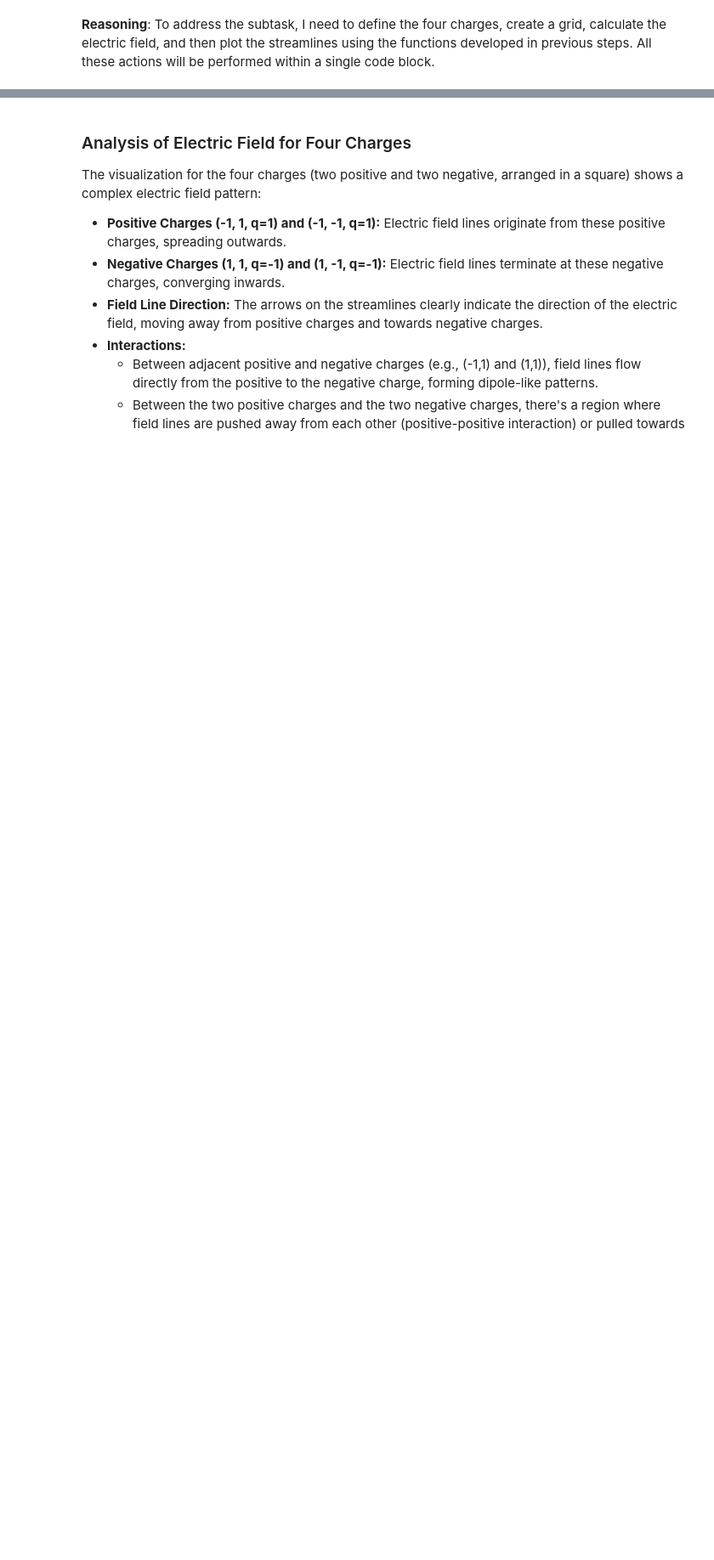
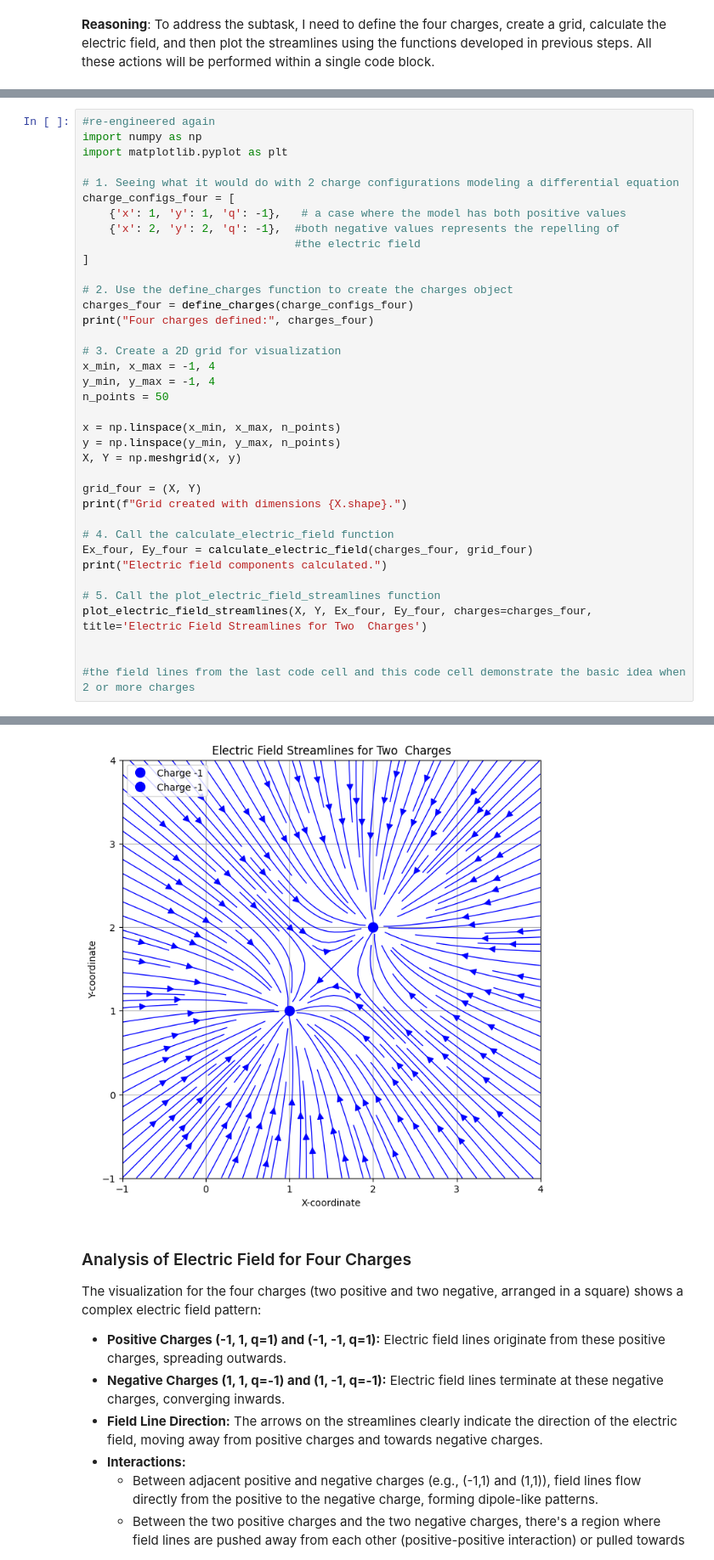
Before and after one commit to jakeTHEEsnak8/Computational-Physics, a Jupyter notebook: projects/P8_Visualizing_Electric_Fields.ipynb, the cells around one changed output, grey strips where cells are left out. Shown at 85% size. Drawn from its saved outputs; the diff is of its cells as text; blank space fills up the shorter version.

```diff
--- a/projects/P8_Visualizing_Electric_Fields.ipynb
+++ b/projects/P8_Visualizing_Electric_Fields.ipynb
@@ -200,0 +240,38 @@ Electric field components calculated.
+# %%
+#re-engineered again
+import numpy as np
+import matplotlib.pyplot as plt
+
+# 1. Seeing what it would do with 2 charge configurations modeling a differential equation
+charge_configs_four = [
+    {'x': 1, 'y': 1, 'q': -1},   # a case where the model has both positive values
+    {'x': 2, 'y': 2, 'q': -1},  #both negative values represents the repelling of
+                                #the electric field
+]
+
+# 2. Use the define_charges function to create the charges object
+charges_four = define_charges(charge_configs_four)
+print("Four charges defined:", charges_four)
+
+# 3. Create a 2D grid for visualization
+x_min, x_max = -1, 4
+y_min, y_max = -1, 4
+n_points = 50
+
+x = np.linspace(x_min, x_max, n_points)
+y = np.linspace(y_min, y_max, n_points)
+X, Y = np.meshgrid(x, y)
+
+grid_four = (X, Y)
+print(f"Grid created with dimensions {X.shape}.")
+
+# 4. Call the calculate_electric_field function
+Ex_four, Ey_four = calculate_electric_field(charges_four, grid_four)
+print("Electric field components calculated.")
+
+# 5. Call the plot_electric_field_streamlines function
+plot_electric_field_streamlines(X, Y, Ex_four, Ey_four, charges=charges_four, title='Electric Field Streamlines for Two  Charges')
+
+
+#the field lines from the last code cell and this code cell demonstrate the basic idea when 2 or more charges
+# %% [output]
@@ -201,3 +281,4 @@ Electric field components calculated.
+[figure, added]
 # %% [markdown]
 ### Analysis of Electric Field for Four Charges
 
```
Also changed, not shown: parts of 5 cells of this notebook.
